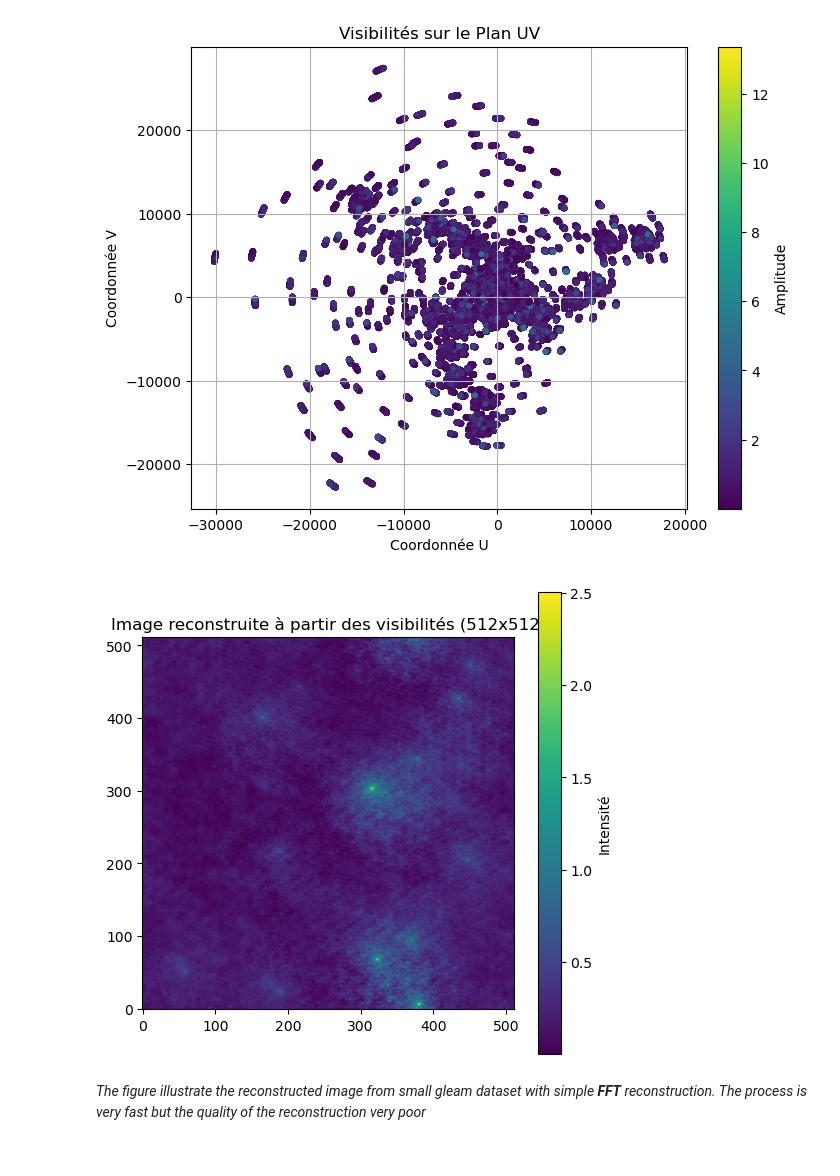
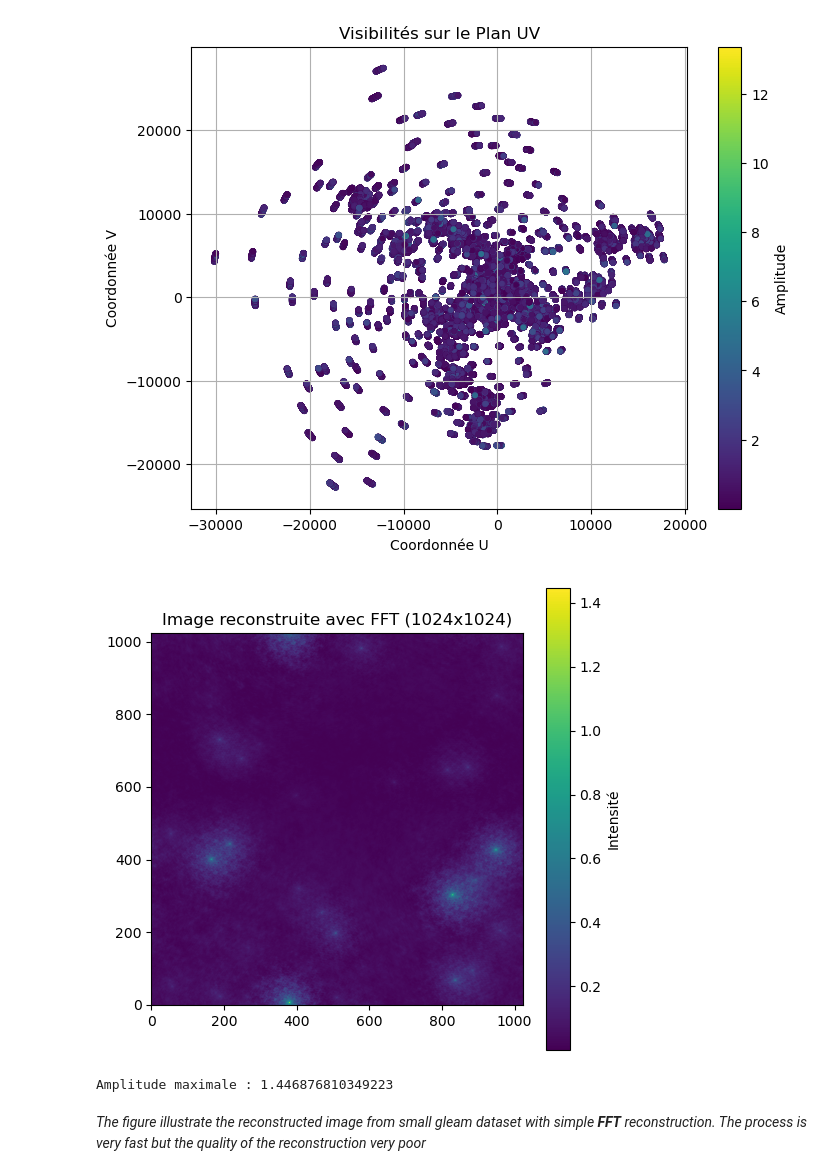
Before and after one commit to Ophelie-Renaud/measurementset-simulator, a Jupyter notebook: dataflow_simulator/ms_from_fits_dataflow.ipynb, the cells around one changed output. Cells and saved outputs as stored; diff of their text form; code cells hidden in the pictures.

```diff
--- a/dataflow_simulator/ms_from_fits_dataflow.ipynb
+++ b/dataflow_simulator/ms_from_fits_dataflow.ipynb
@@ -78,9 +78,10 @@ Maximum d'amplitude : 13.367794202018839
 # %%
 from script.fft_reconstruction import *
 
-reconstruct_image("../example/GLEAM_small_visibilities_corrupted.csv", 512)
+reconstruct_image("../example/GLEAM_small_visibilities_corrupted.csv", 1024)
 # %% [output]
-[figure, old version]
+[figure, new version]
+Amplitude maximale : 1.446876810349223
 # %% [markdown]
 *The figure illustrate the reconstructed image from small gleam dataset with simple **FFT** reconstruction. The process is very fast but the quality of the reconstruction very poor*
 # %%
```
Also changed, not shown: parts of 14 cells of this notebook, 36 other files.
